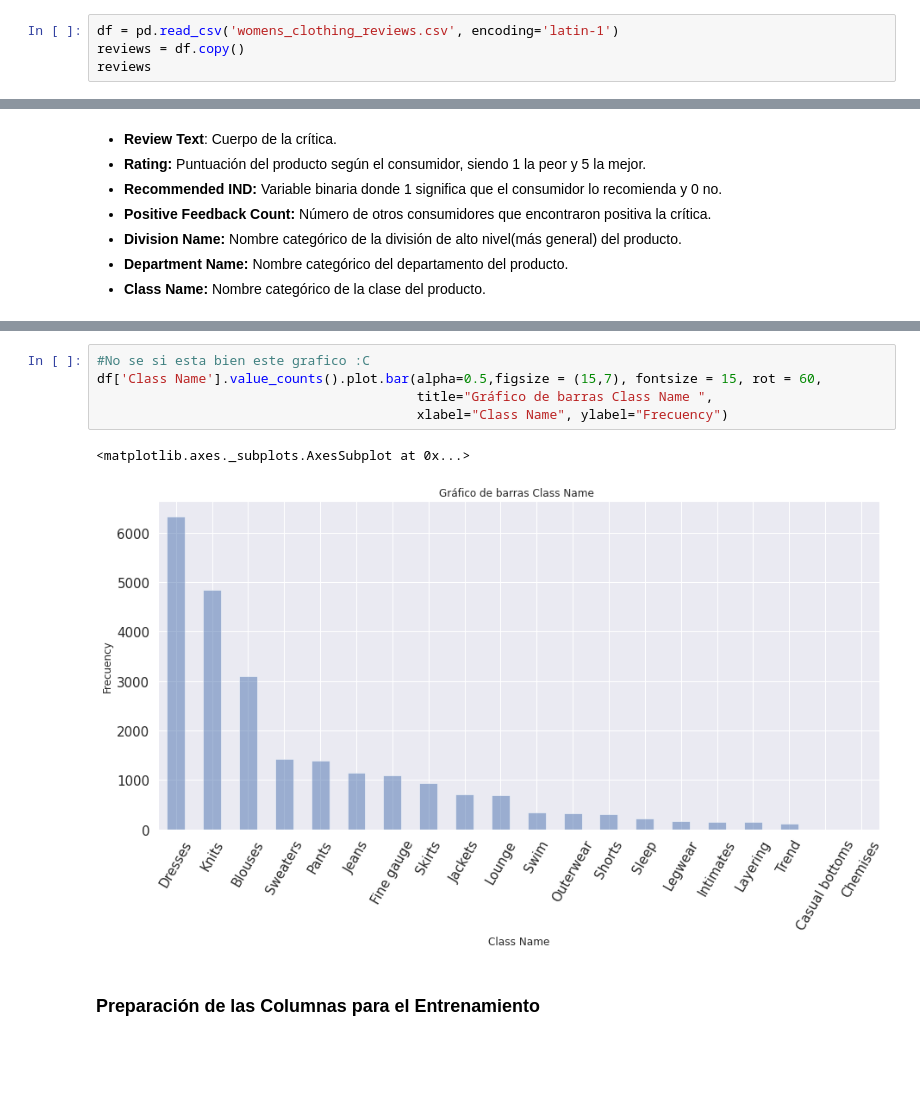
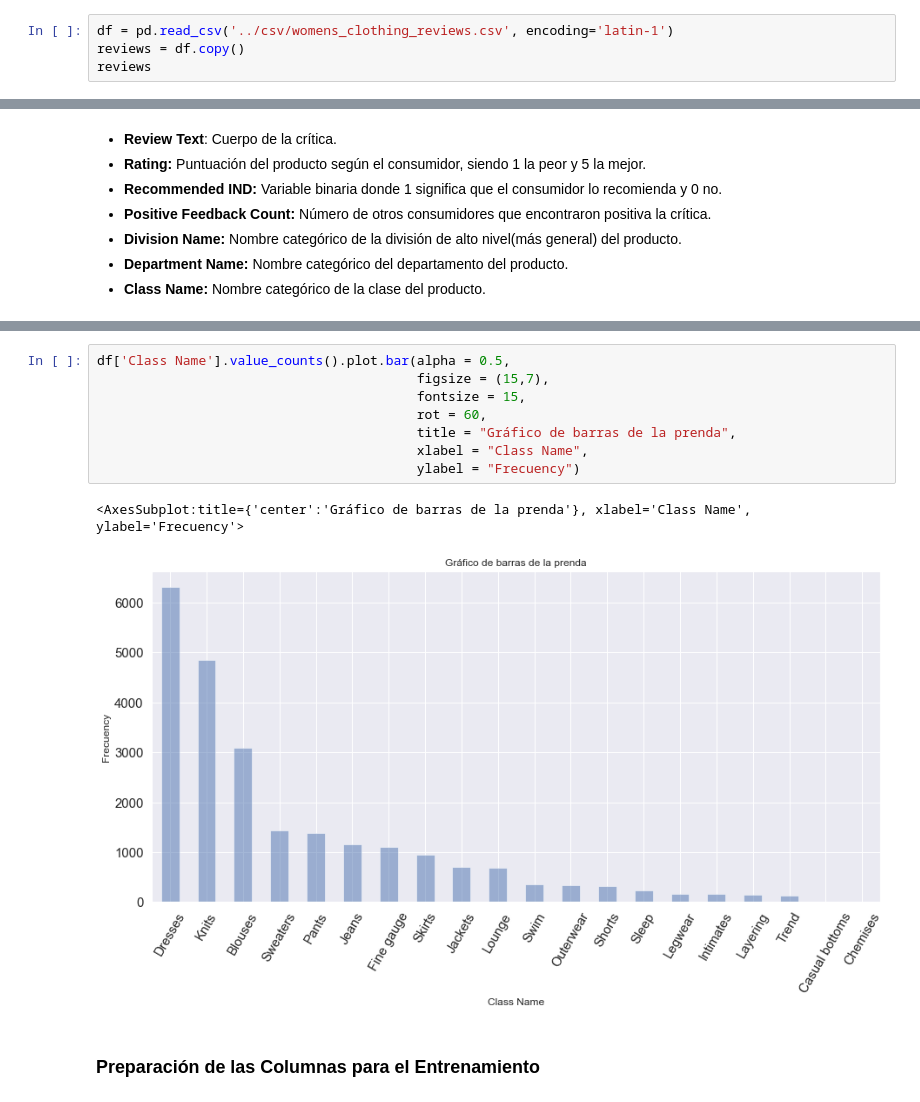
Before and after one commit to Jonathan-R0/TP2-OrganizacionDeDatos, a Jupyter notebook: src/MergedNBs.ipynb, the cells around one changed output, grey strips where cells are left out. Saved outputs shown, nothing was run; the diff lists cells and outputs as text; blank space fills up the shorter version.

```diff
--- a/src/MergedNBs.ipynb
+++ b/src/MergedNBs.ipynb
@@ -97,7 +97,7 @@ months = {
 
 month_to_num = lambda m: months[m]
 # %%
-df = pd.read_csv('womens_clothing_reviews.csv', encoding='latin-1')
+df = pd.read_csv('../csv/womens_clothing_reviews.csv', encoding='latin-1')
 reviews = df.copy()
 reviews
 # %% [output]
@@ -222,11 +222,14 @@ df['Rating'].map(lambda x: 'Positive' if x > 3 else 'Negative').value_counts().p
 # %%
-#No se si esta bien este grafico :C
-df['Class Name'].value_counts().plot.bar(alpha=0.5,figsize = (15,7), fontsize = 15, rot = 60,
-                                         title="Gráfico de barras Class Name ",
-                                         xlabel="Class Name", ylabel="Frecuency")
+df['Class Name'].value_counts().plot.bar(alpha = 0.5,
+                                         figsize = (15,7),
+                                         fontsize = 15,
+                                         rot = 60,
+                                         title = "Gráfico de barras de la prenda",
+                                         xlabel = "Class Name",
+                                         ylabel = "Frecuency")
 # %% [output]
-<matplotlib.axes._subplots.AxesSubplot at 0x...>
+<AxesSubplot:title={'center':'Gráfico de barras de la prenda'}, xlabel='Class Name', ylabel='Frecuency'>
-[figure, old version]
+[figure, new version]
 # %% [markdown]
 ### Preparación de las Columnas para el Entrenamiento
 # %%
```
Also changed, not shown: parts of 53 cells of this notebook.
